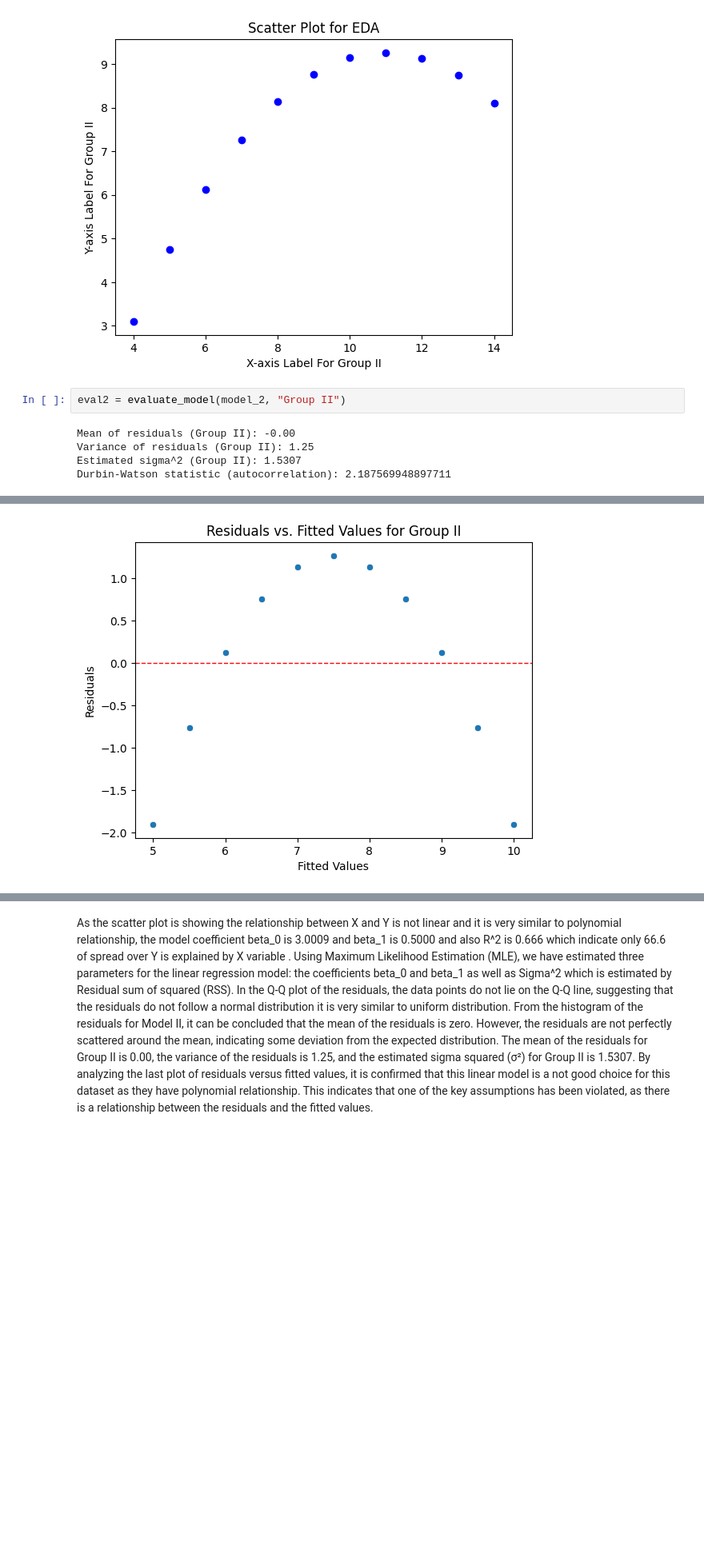
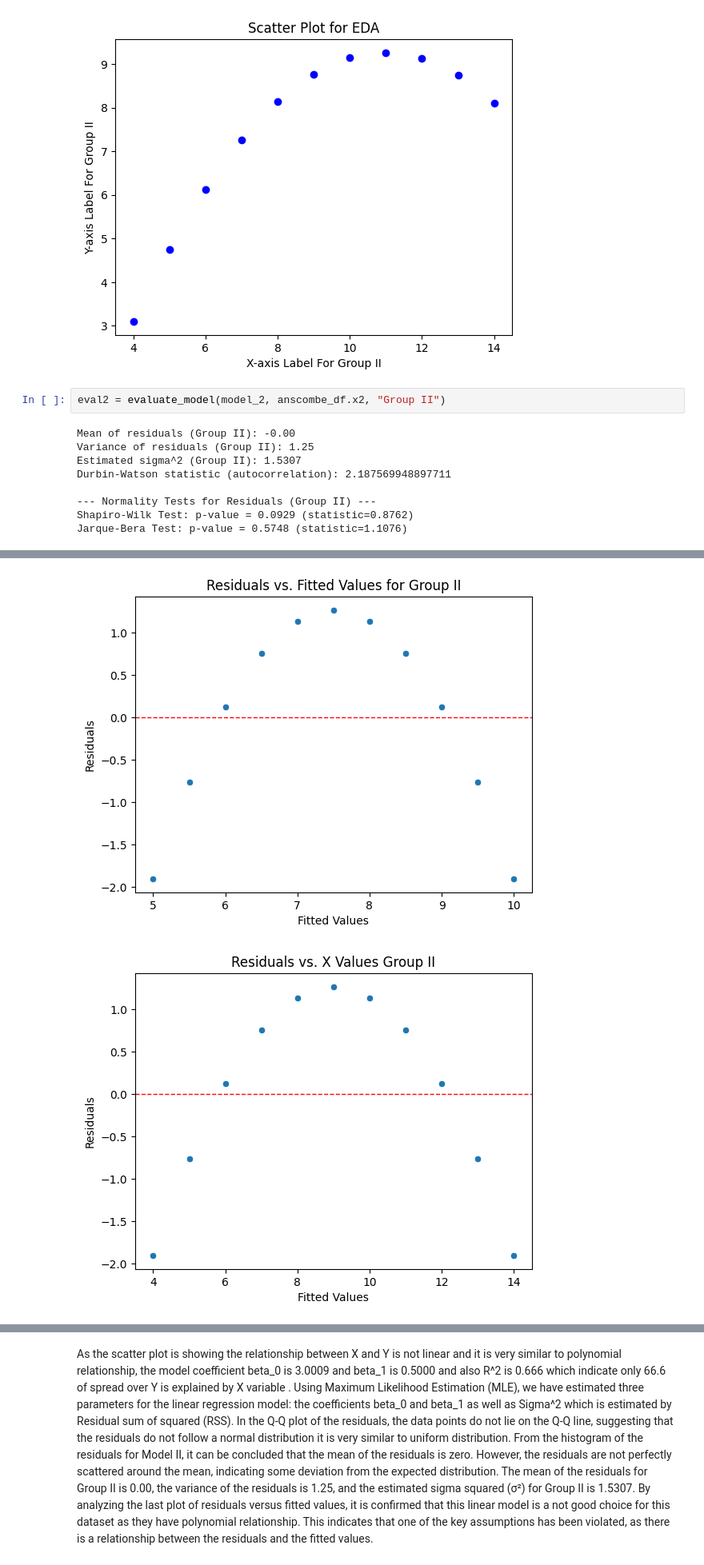
Before and after one commit to cmyguel/tru_linear_models_assignments, a Jupyter notebook: a2/LinearModel_assignment02.ipynb, the cells around one changed output, grey strips where cells are left out. Shown at 80% size. Saved outputs shown, nothing was run; the diff lists cells and outputs as text; blank space fills up the shorter version.

```diff
--- a/a2/LinearModel_assignment02.ipynb
+++ b/a2/LinearModel_assignment02.ipynb
@@ -208,13 +251,18 @@ plot_scatter(anscombe_df.x2, anscombe_df.y2, "Group II")
 # %% [output]
 [figure]
 # %%
-eval2 = evaluate_model(model_2, "Group II")
+eval2 = evaluate_model(model_2, anscombe_df.x2, "Group II")
 # %% [output]
 Mean of residuals (Group II): -0.00
 Variance of residuals (Group II): 1.25
 Estimated sigma^2 (Group II): 1.5307
 Durbin-Watson statistic (autocorrelation): 2.187569948897711
+
+--- Normality Tests for Residuals (Group II) ---
+Shapiro-Wilk Test: p-value = 0.0929 (statistic=0.8762)
+Jarque-Bera Test: p-value = 0.5748 (statistic=1.1076)
 [figure]
 [figure]
 [figure]
 [figure]
+[figure, added]
```
Also changed, not shown: parts of 13 cells of this notebook, 1 other file.
